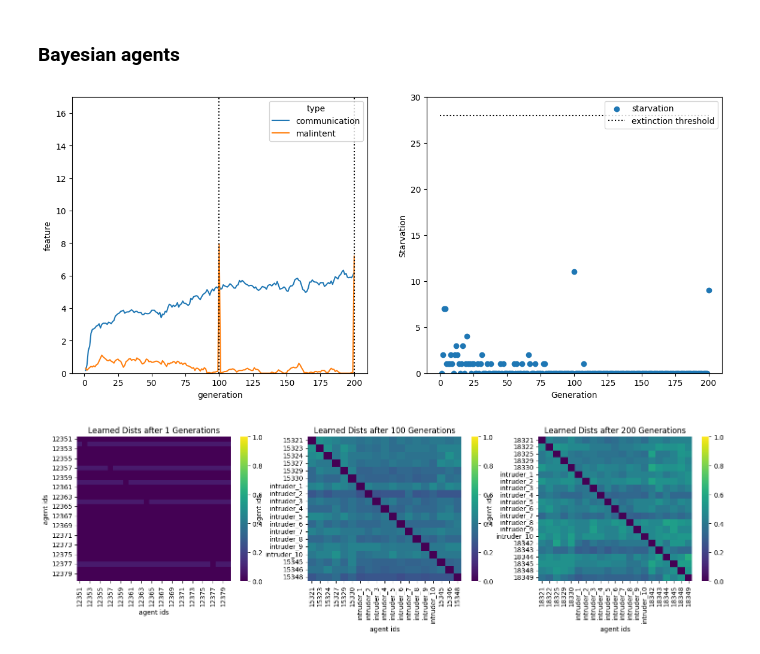
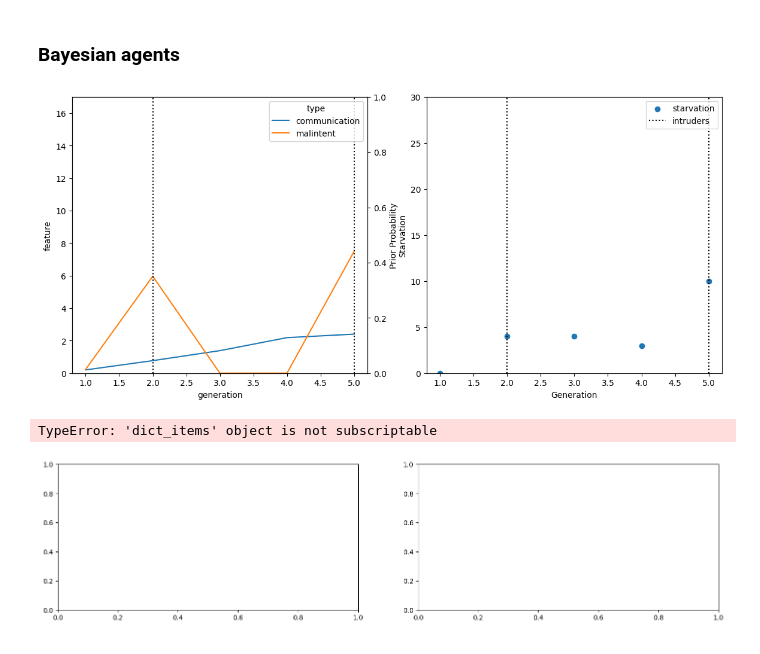
Before and after one commit to philipp-hellwig/evolution-cooperation, a Jupyter notebook: simulations/Intruders.ipynb, the cells around one changed output. Cells and saved outputs as stored; diff of their text form; code cells hidden in the pictures.

Commit message:
updated plotting

```diff
--- a/simulations/Intruders.ipynb
+++ b/simulations/Intruders.ipynb
@@ -145,9 +145,10 @@ def simulate_bayesian_agents(num_food_opportunities: int, num_generations:int, p
             current_gen = reproduce(current_gen, mu, size=population_size)
     return (saved_generations, features, partitions) if intruders else (saved_generations, features)
 # %%
-final_gen, sim_reputation, intruders = simulate_bayesian_agents(num_food_opportunities=100, num_generations=200, population_size=30, intruders=True, food_decay = 1.65)
+final_gen, sim_reputation, intruders = simulate_bayesian_agents(num_food_opportunities=100, num_generations=5, population_size=30, intruders=True, food_decay = 1.65)
 plot_simulation_stats(sim_reputation, starvation_plot=True, intruders=intruders)
 plot_learned_distribution_matrix(final_gen, intruder=True)
 # %% [output]
-[figure, old version]
+[figure, new version]
+TypeError: 'dict_items' object is not subscriptable
-[figure, old version]
+[figure, new version]
```
Also changed, not shown: parts of 5 cells of this notebook, 2 other files.
